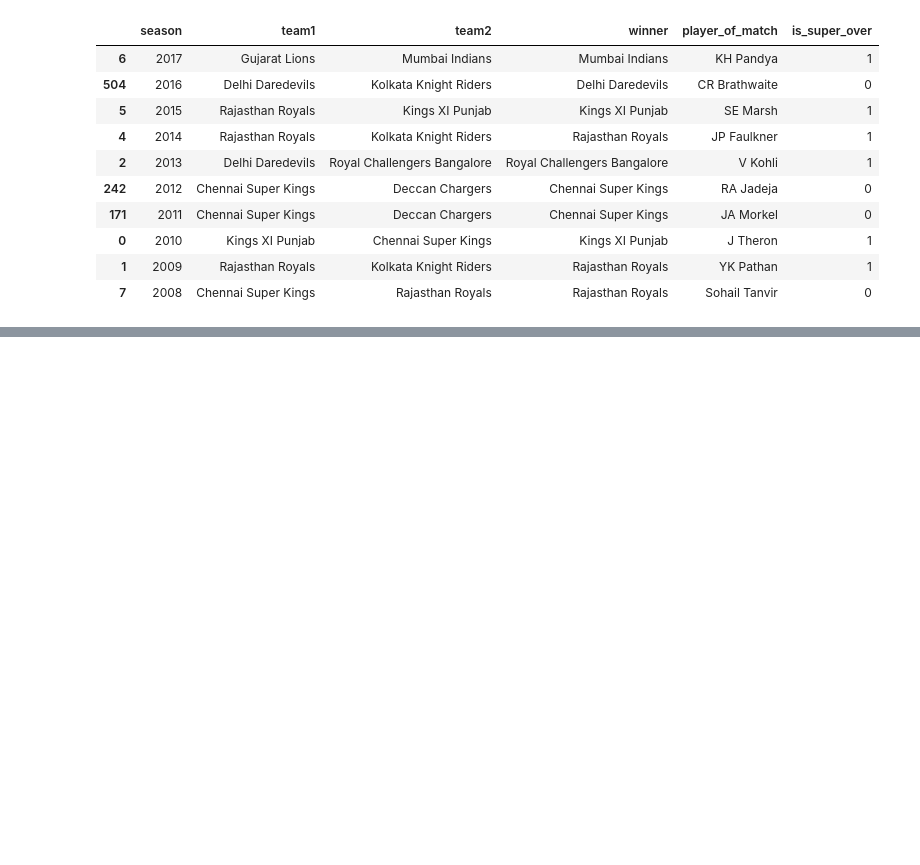
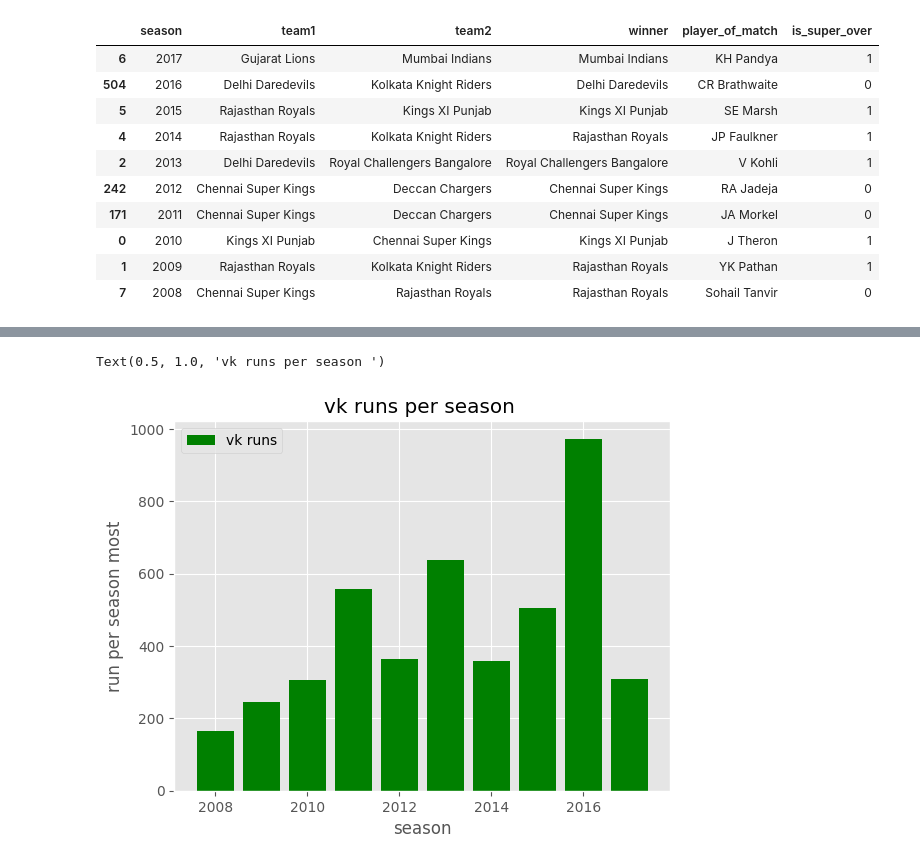
Before and after one commit to Ganesh20000/100_day_of_code, a Jupyter notebook: pandas/dataset2/merging.ipynb, the cells around one changed output, grey strips where cells are left out. Saved outputs shown, nothing was run; the diff lists cells and outputs as text; code cells hidden in the pictures; blank space fills up the shorter version.

```diff
--- a/pandas/dataset2/merging.ipynb
+++ b/pandas/dataset2/merging.ipynb
@@ -456,0 +498,9 @@ super
+# %%
+plt.bar(vk_per_season['season'],vk_per_season['batsman_runs'],color='green',width=0.8,label='vk runs')
+plt.legend()
+plt.xlabel('season')
+plt.ylabel('run per season most')
+plt.title('vk runs per season ')
+# %% [output]
+Text(0.5, 1.0, 'vk runs per season ')
+[figure, added]
```
Also changed, not shown: parts of 12 cells of this notebook, 3 other files.
